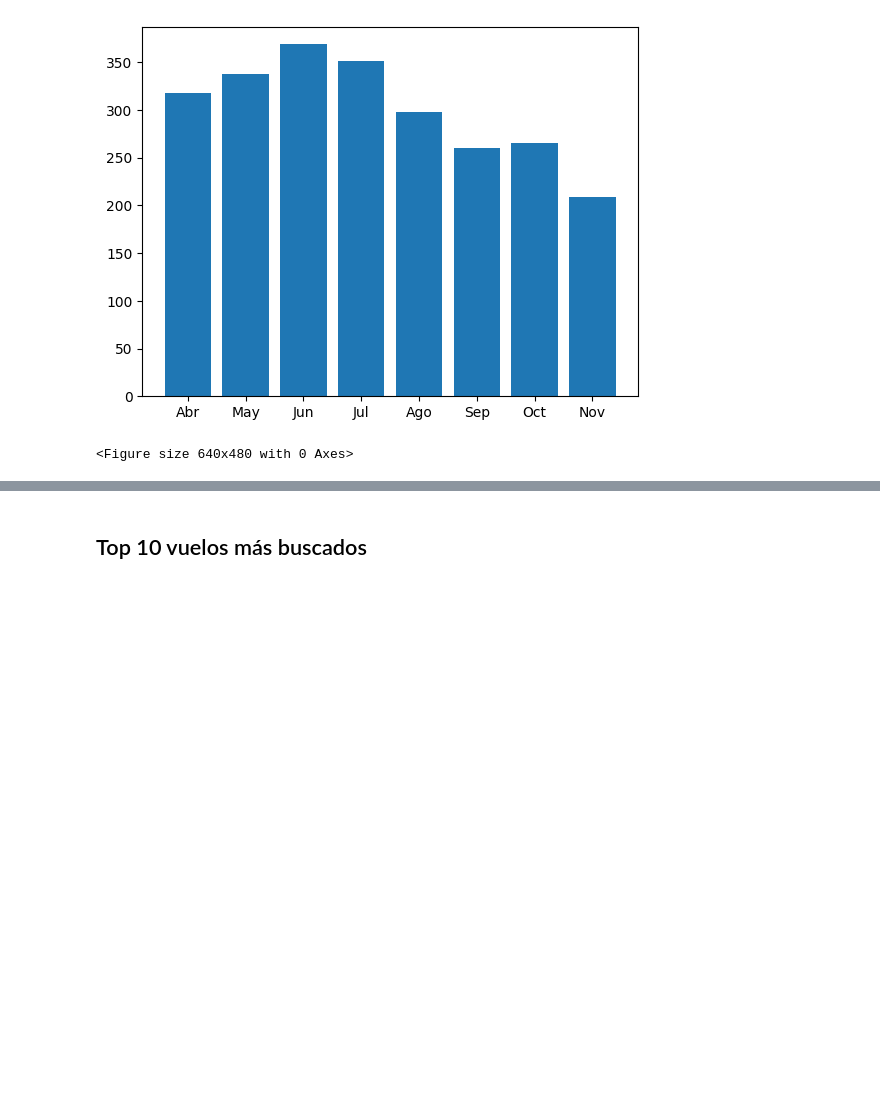
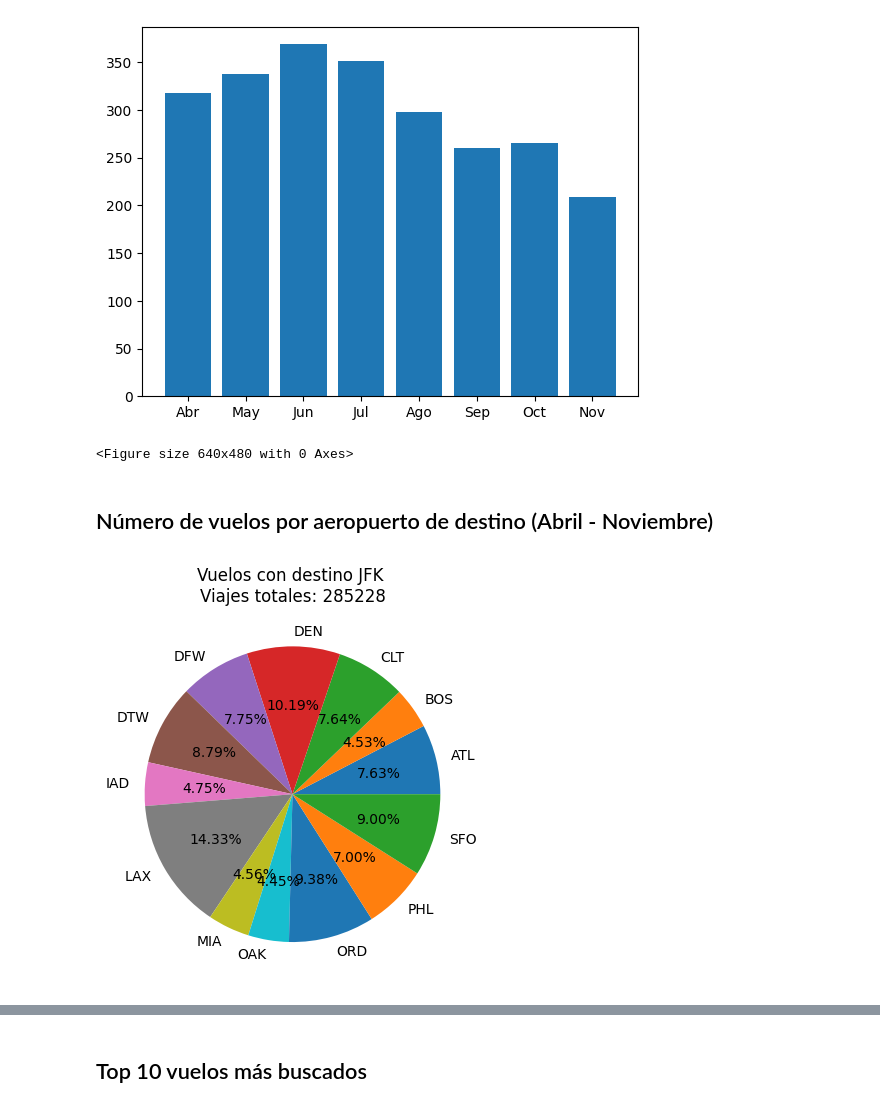
Before and after one commit to PRegi6/Min, a Jupyter notebook: ProyectoMIN.ipynb, the cells around one changed output, grey strips where cells are left out. Saved outputs shown, nothing was run; the diff lists cells and outputs as text; code cells hidden in the pictures; blank space fills up the shorter version.

```diff
--- a/ProyectoMIN.ipynb
+++ b/ProyectoMIN.ipynb
@@ -108,3 +168,24 @@ plt.savefig('MediaPrecioXMes.png')
 # %% [output]
 [figure]
 <Figure size 640x480 with 0 Axes>
+# %% [markdown]
+## Número de vuelos por aeropuerto de destino (Abril - Noviembre)
+# %%
+# Me quedo con los vuelos únicos, evito repeticiones del mismo vuelo
+df = data.drop_duplicates(subset=['legId'])
+
+#Me quedo con los vuelos que se dirijan a un destino especifico
+df = df.loc[(df['destinationAirport'] == 'JFK')]
+
+df = df.groupby(['startingAirport', 'destinationAirport']).size().reset_index(name='Count')
+
+viajesTotales = df['Count'].sum()
+
+# Genero gráfico circular
+plt.pie(df['Count'], labels=df['startingAirport'], autopct='%0.2f%%')
+plt.title(f'Vuelos con destino JFK \nViajes totales: {viajesTotales}')
+plt.show()
+
+# plt.savefig('vuelosJFK(anyoEntero).png', bbox_inches='tight')
+# %% [output]
+[figure, added]
```
Also changed, not shown: parts of 20 cells of this notebook, 3 other files.
